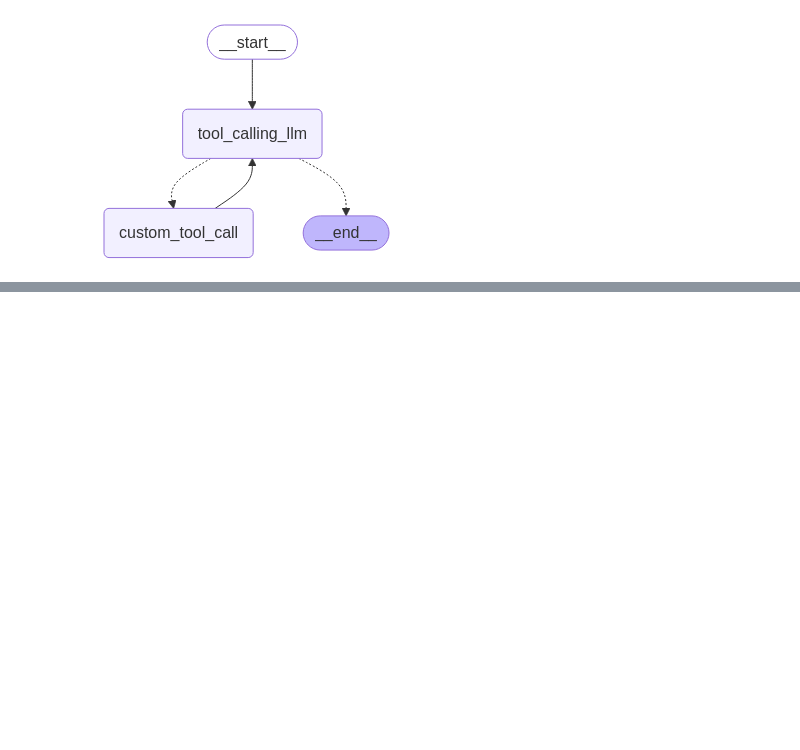
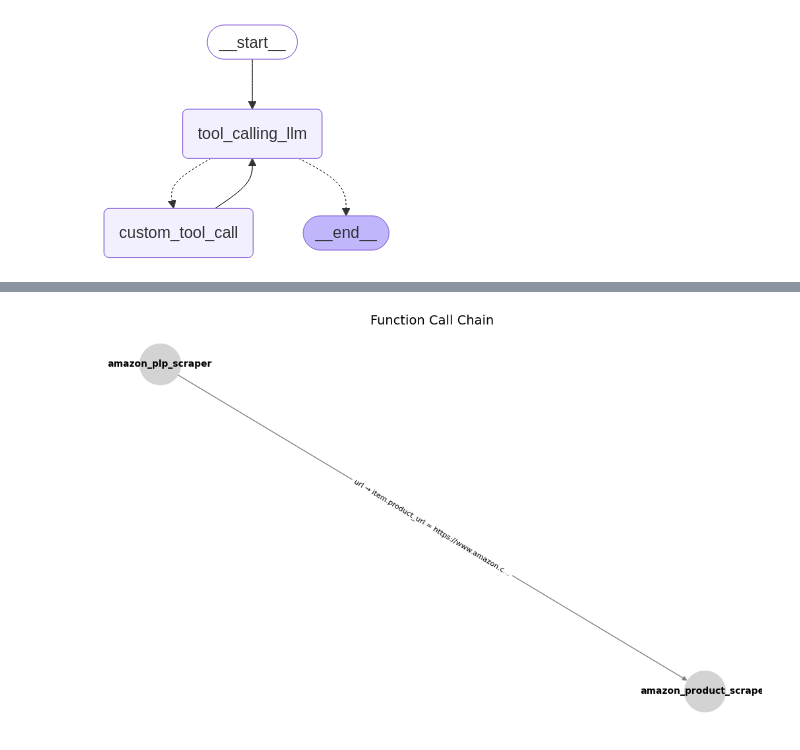
Before and after one commit to PuneetUdhayan/orpheus, a Jupyter notebook: backend/POC.ipynb, the cells around one changed output, grey strips where cells are left out. Drawn from its saved outputs; the diff is of its cells as text; code cells hidden in the pictures; blank space fills up the shorter version.

Commit message:
completed POC on agentic function chain creation

```diff
--- a/backend/POC.ipynb
+++ b/backend/POC.ipynb
@@ -651,9 +526,5 @@ state = graph.invoke(
 # %%
-for i in state['messages']:
-    pprint(i)
-    print("""
-
-    ===============
-
-    """)
+for i in state['orpheus_tool_calls']:
+    print(i)
+    print()
 # %% [output]
@@ -676,0 +586,35 @@ AIMessage(content="I've scraped the provided Amazon product listing page, but it
+# %%
+chain = build_function_call_chain(state['orpheus_tool_calls'])
+# %%
+import networkx as nx
+import matplotlib.pyplot as plt
+
+def visualize_chain_matplotlib(chain):
+    G = nx.DiGraph()
+
+    edge_labels = {}
+
+    for link in chain:
+        from_tool = link.from_tool
+        to_tool = link.to_tool
+
+        label_lines = [
+            f"{s['output_key']} → {s['input_key']} = {str(s['value'])[:20]}{'...' if len(str(s['value'])) > 20 else ''}"
+            for s in link.shared_values
+        ]
+        label = "\n".join(label_lines)
+
+        G.add_edge(from_tool, to_tool)
+        edge_labels[(from_tool, to_tool)] = label
+
+    pos = nx.spring_layout(G, seed=42)
+    plt.figure(figsize=(10, 6))
+    nx.draw(G, pos, with_labels=True, node_color="lightgray", node_size=2000, font_size=10, font_weight="bold", edge_color="gray", arrows=True)
+    nx.draw_networkx_edge_labels(G, pos, edge_labels=edge_labels, font_size=8)
+    plt.title("Function Call Chain", fontsize=14)
+    plt.axis('off')
+    plt.show()
+# %%
+visualize_chain_matplotlib(chain)
+# %% [output]
+[figure, added]
```
Also changed, not shown: parts of 37 cells of this notebook, 6 other files.
